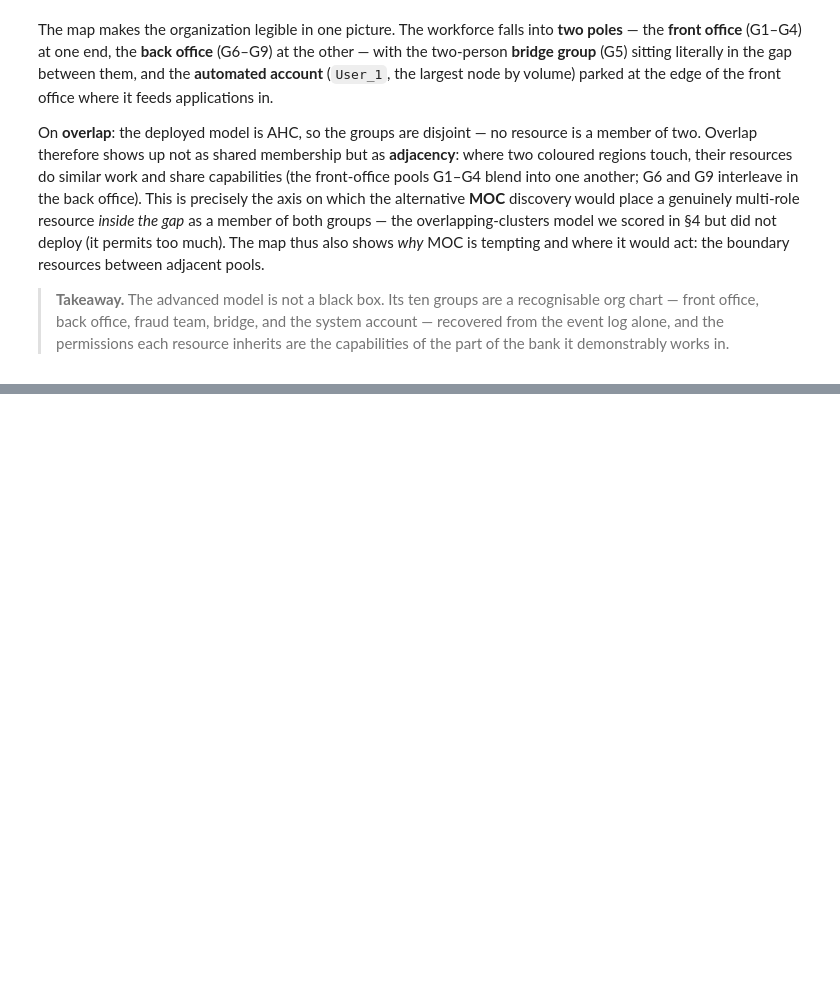
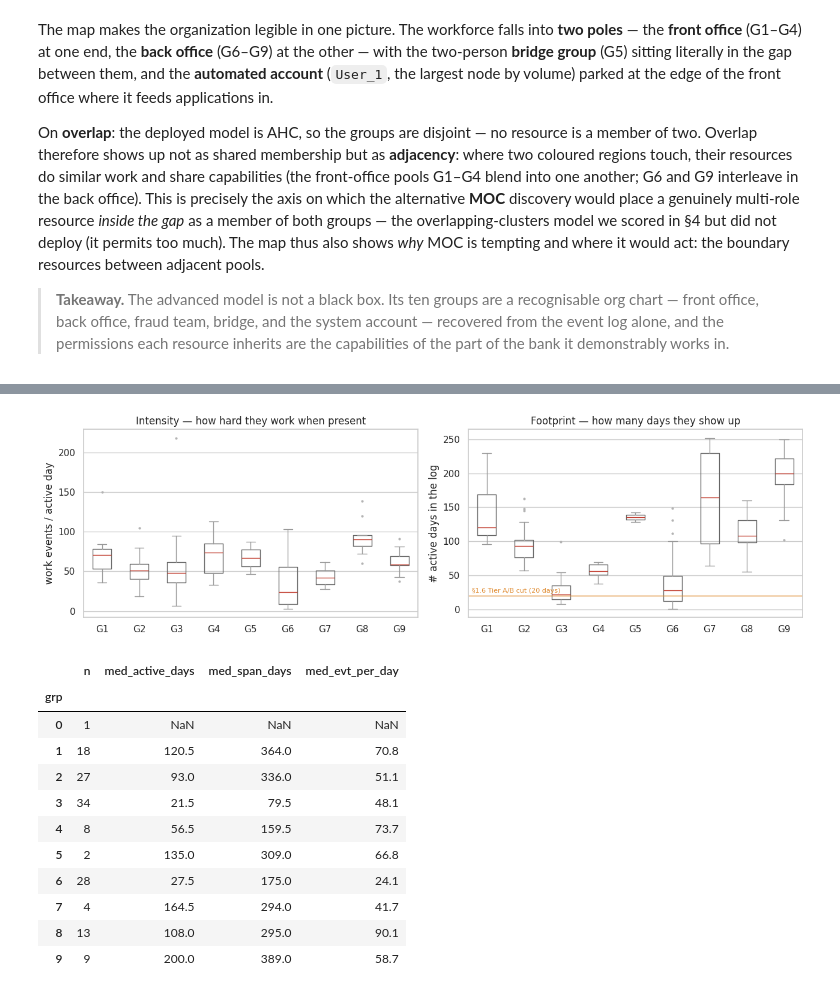
Before and after one commit to ophdn/bpic17-process-mining-group-assignment, a Jupyter notebook: notebooks/02_resource_permissions.ipynb, the cells around one changed output, grey strips where cells are left out. Cells and saved outputs as stored; diff of their text form; code cells hidden in the pictures; blank space fills up the shorter version.

```diff
--- a/notebooks/02_resource_permissions.ipynb
+++ b/notebooks/02_resource_permissions.ipynb
@@ -592,0 +679,39 @@ On **overlap**: the deployed model is AHC, so the groups are disjoint — no res
+# %%
+# "How much" (intensity) vs "how often" (footprint). G0 is the system account — it has no
+# human presence to measure, so it is left out of both panels.
+GH = [i for i in G if i != 0]
+
+fig, axes = plt.subplots(1, 2, figsize=(13, 4))
+for ax, col, ylab, title in [
+    (axes[0], "evt_per_day", "work events / active day", "Intensity — how hard they work when present"),
+    (axes[1], "active_days", "# active days in the log", "Footprint — how many days they show up"),
+]:
+    ax.boxplot([rf[rf["grp"] == i][col].dropna().values for i in GH],
+               tick_labels=[f"G{i}" for i in GH],
+               medianprops=dict(color=RED), boxprops=dict(color="0.4"),
+               whiskerprops=dict(color="0.6"), capprops=dict(color="0.6"),
+               flierprops=dict(marker="o", markersize=3, markerfacecolor="0.7",
+                               markeredgecolor="none"))
+    ax.set(ylabel=ylab, title=title); ax.grid(axis="x", visible=False)
+axes[1].axhline(20, color=AMBER, lw=1)
+axes[1].text(0.6, 24, "§1.6 Tier A/B cut (20 days)", color=AMBER, fontsize=8)
+plt.tight_layout(); plt.show()
+
+rf.groupby("grp").agg(n=("res", "size"),
+                      med_active_days=("active_days", "median"),
+                      med_span_days=("span_days", "median"),
+                      med_evt_per_day=("evt_per_day", "median")).round(1)
+# %% [output]
+[figure, added]
+|  | n | med_active_days | med_span_days | med_evt_per_day |
+| grp |  |  |  |  |
+| 0 | 1 | NaN | NaN | NaN |
+| 1 | 18 | 120.5 | 364.0 | 70.8 |
+| 2 | 27 | 93.0 | 336.0 | 51.1 |
+| 3 | 34 | 21.5 | 79.5 | 48.1 |
+| 4 | 8 | 56.5 | 159.5 | 73.7 |
+| 5 | 2 | 135.0 | 309.0 | 66.8 |
+| 6 | 28 | 27.5 | 175.0 | 24.1 |
+| 7 | 4 | 164.5 | 294.0 | 41.7 |
+| 8 | 13 | 108.0 | 295.0 | 90.1 |
+| 9 | 9 | 200.0 | 389.0 | 58.7 |
```
Also changed, not shown: parts of 13 cells of this notebook, 1 other file.
